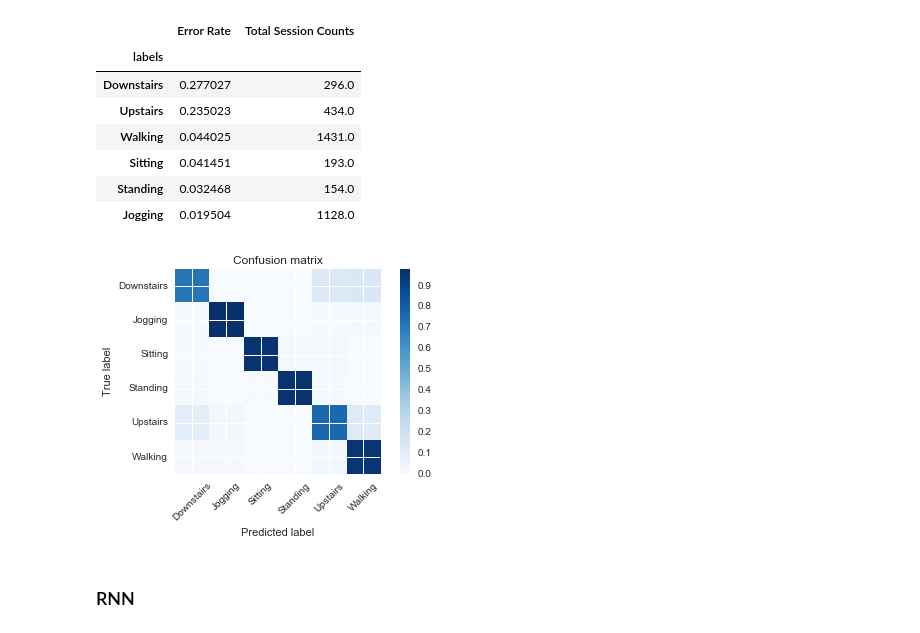
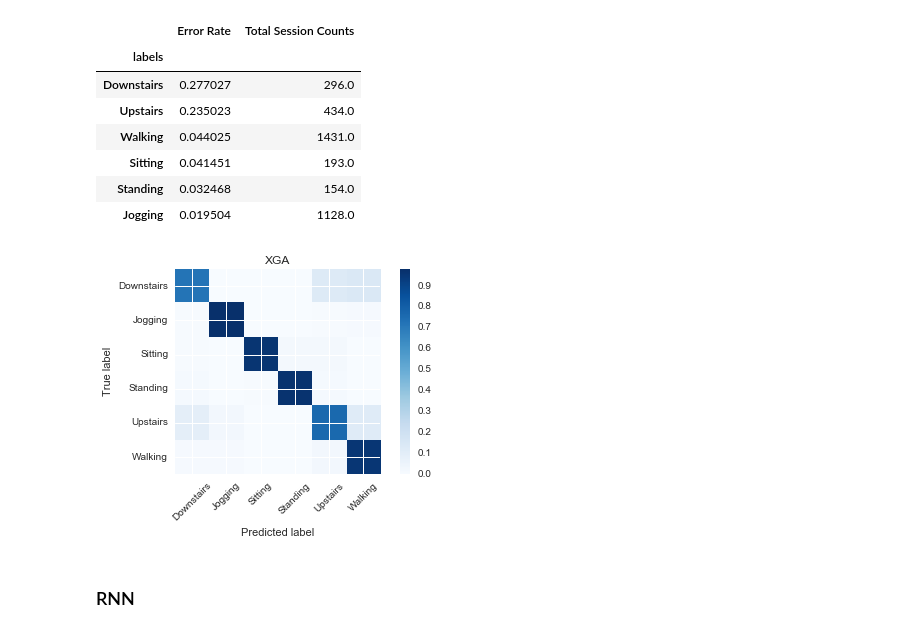
Before and after one commit to bshurick/ischool, a Jupyter notebook: Capstone/nn_actitracker_model.ipynb, the cells around one changed output. Drawn from its saved outputs; the diff is of its cells as text; code cells hidden in the pictures.

```diff
--- a/Capstone/nn_actitracker_model.ipynb
+++ b/Capstone/nn_actitracker_model.ipynb
@@ -448,9 +448,9 @@ analyze_errors(true_category, pred_category)
 # %%
 cm = confusion_matrix(true_category, pred_category)
 cm_normalized = cm.astype('float') / cm.sum(axis=1)[:, np.newaxis]
-plot_confusion_matrix(cm_normalized)
+plot_confusion_matrix(cm_normalized, 'XGA')
 # %% [output]
-[figure, old version]
+[figure, new version]
 # %% [markdown]
 ### RNN
 # %%
```
Also changed, not shown: parts of 3 cells of this notebook.
